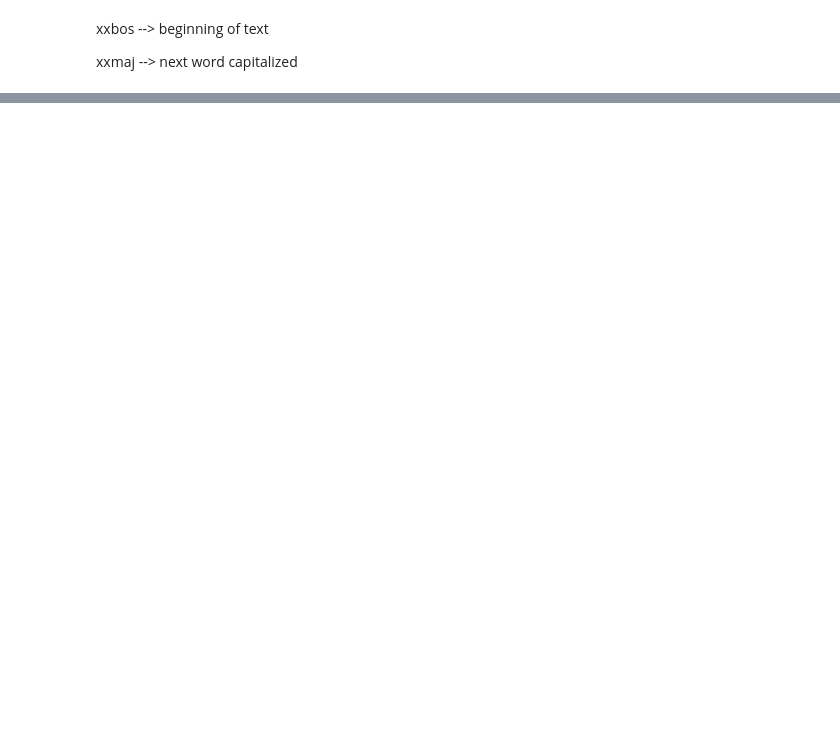
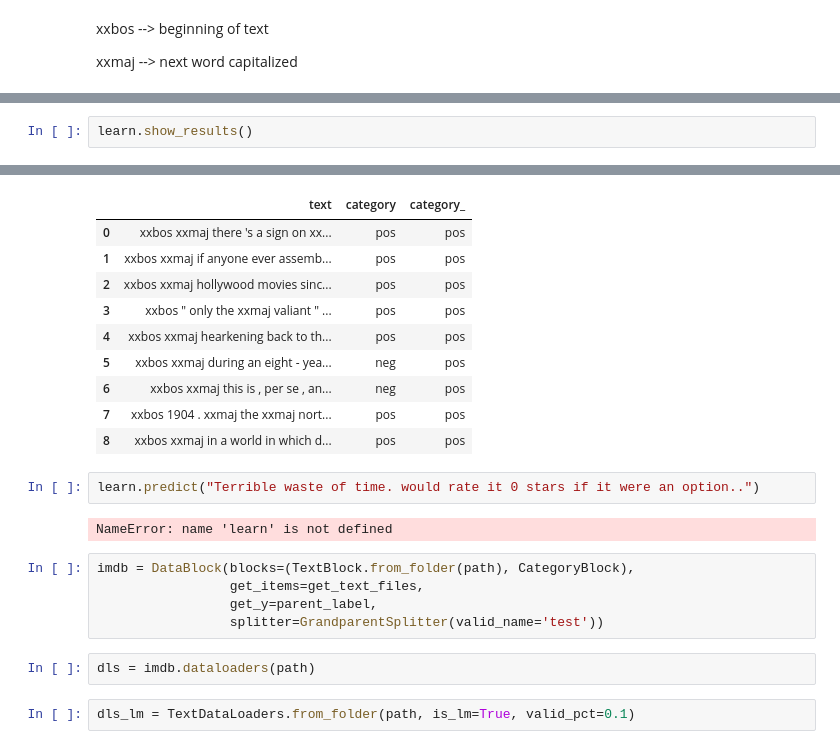
Before and after one commit to santiagoc1106/AI_Code, a Jupyter notebook: nlp2.ipynb, the cells around one changed output, grey strips where cells are left out. Saved outputs shown, nothing was run; the diff lists cells and outputs as text; blank space fills up the shorter version.

```diff
--- a/nlp2.ipynb
+++ b/nlp2.ipynb
@@ -34,0 +40,3 @@ learn = text_classifier_learner(dls, AWD_LSTM, drop_mult=0.5, metrics=accuracy)
+# %%
+learn.show_results()
+# %% [output]
@@ -34,0 +44,23 @@ learn = text_classifier_learner(dls, AWD_LSTM, drop_mult=0.5, metrics=accuracy)
+|  | text | category | category_ |
+| 0 | xxbos xxmaj there 's a sign on xx... | pos | pos |
+| 1 | xxbos xxmaj if anyone ever assemb... | pos | pos |
+| 2 | xxbos xxmaj hollywood movies sinc... | pos | pos |
+| 3 | xxbos " only the xxmaj valiant " ... | pos | pos |
+| 4 | xxbos xxmaj hearkening back to th... | pos | pos |
+| 5 | xxbos xxmaj during an eight - yea... | neg | pos |
+| 6 | xxbos xxmaj this is , per se , an... | neg | pos |
+| 7 | xxbos 1904 . xxmaj the xxmaj nort... | pos | pos |
+| 8 | xxbos xxmaj in a world in which d... | pos | pos |
+# %%
+learn.predict("Terrible waste of time. would rate it 0 stars if it were an option..")
+# %% [output]
+NameError: name 'learn' is not defined
+# %%
+imdb = DataBlock(blocks=(TextBlock.from_folder(path), CategoryBlock),
+                 get_items=get_text_files,
+                 get_y=parent_label,
+                 splitter=GrandparentSplitter(valid_name='test'))
+# %%
+dls = imdb.dataloaders(path)
+# %%
+dls_lm = TextDataLoaders.from_folder(path, is_lm=True, valid_pct=0.1)
```
Also changed, not shown: parts of 9 cells of this notebook, 1 other file.
